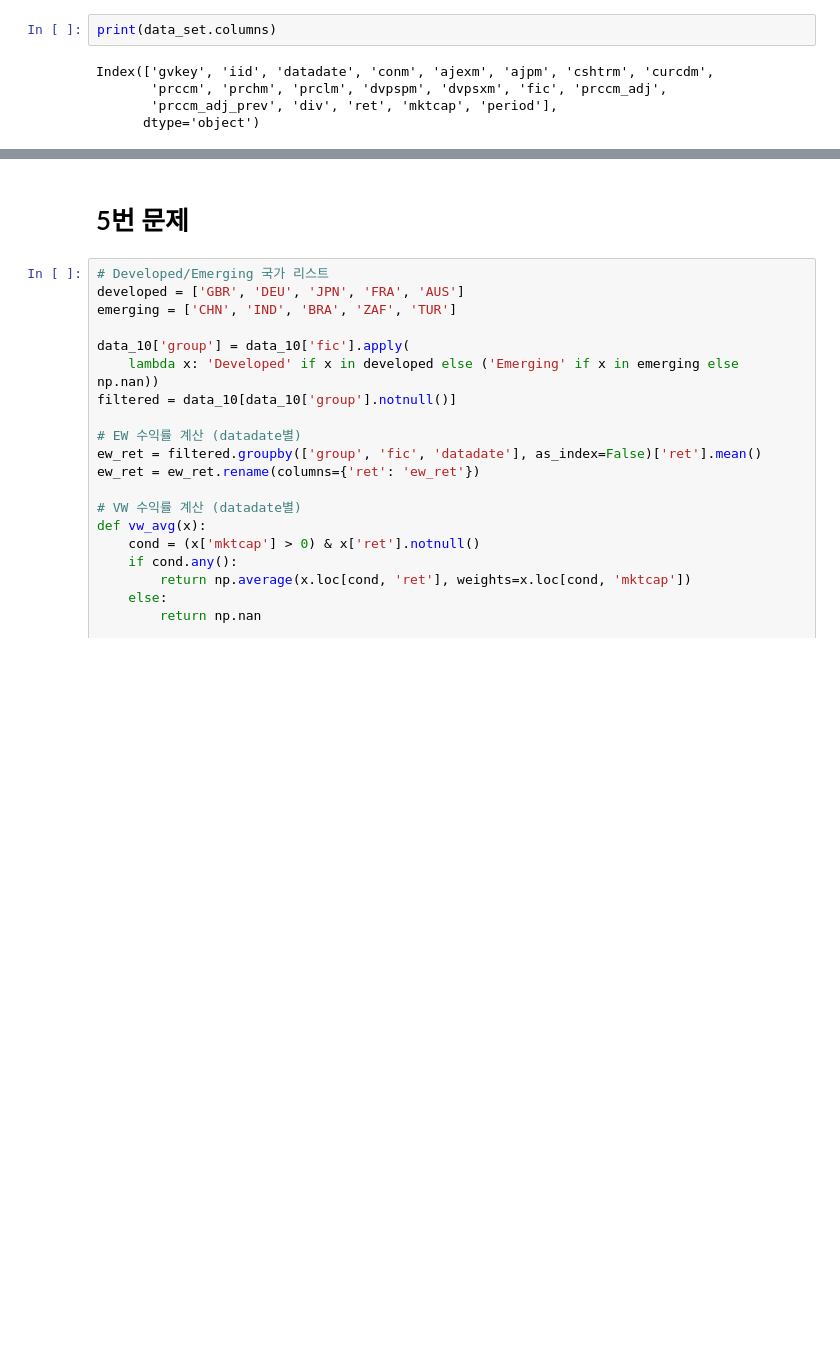
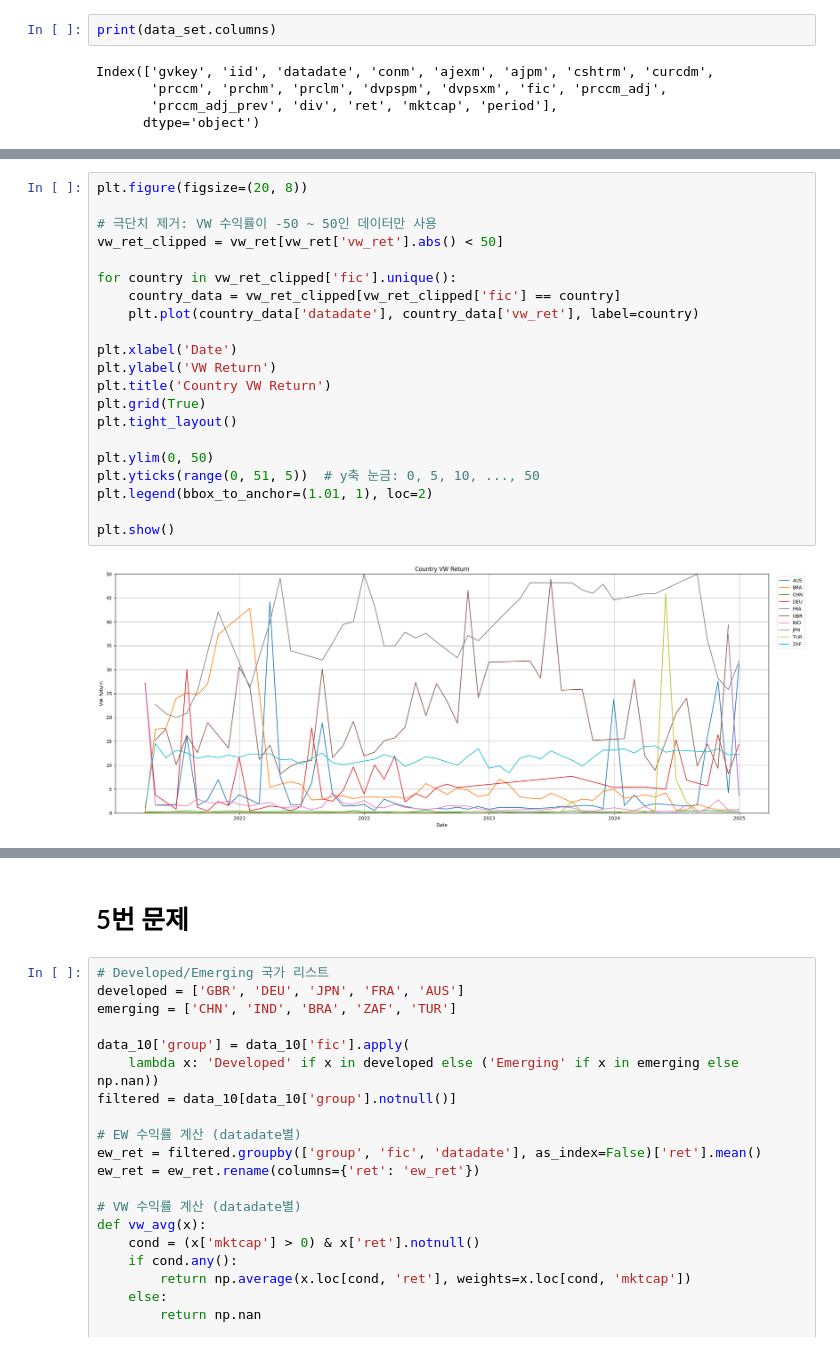
Before and after one commit to LJMfintech/Financial_Data_Analysis, a Jupyter notebook: DataAnalysisHW1.ipynb, the cells around one changed output, grey strips where cells are left out. Saved outputs shown, nothing was run; the diff lists cells and outputs as text; blank space fills up the shorter version.

```diff
--- a/DataAnalysisHW1.ipynb
+++ b/DataAnalysisHW1.ipynb
@@ -500,3 +610,26 @@ print(vw_pivot.head(10))
+# %%
+plt.figure(figsize=(20, 8))
+
+# 극단치 제거: VW 수익률이 -50 ~ 50인 데이터만 사용
+vw_ret_clipped = vw_ret[vw_ret['vw_ret'].abs() < 50]
+
+for country in vw_ret_clipped['fic'].unique():
+    country_data = vw_ret_clipped[vw_ret_clipped['fic'] == country]
+    plt.plot(country_data['datadate'], country_data['vw_ret'], label=country)
+
+plt.xlabel('Date')
+plt.ylabel('VW Return')
+plt.title('Country VW Return')
+plt.grid(True)
+plt.tight_layout()
+
+plt.ylim(0, 50)
+plt.yticks(range(0, 51, 5))  # y축 눈금: 0, 5, 10, ..., 50
+plt.legend(bbox_to_anchor=(1.01, 1), loc=2)
+
+plt.show()
+# %% [output]
+[figure, added]
 # %%
 from scipy.stats import skew, kurtosis
 
```
Also changed, not shown: parts of 21 cells of this notebook.
